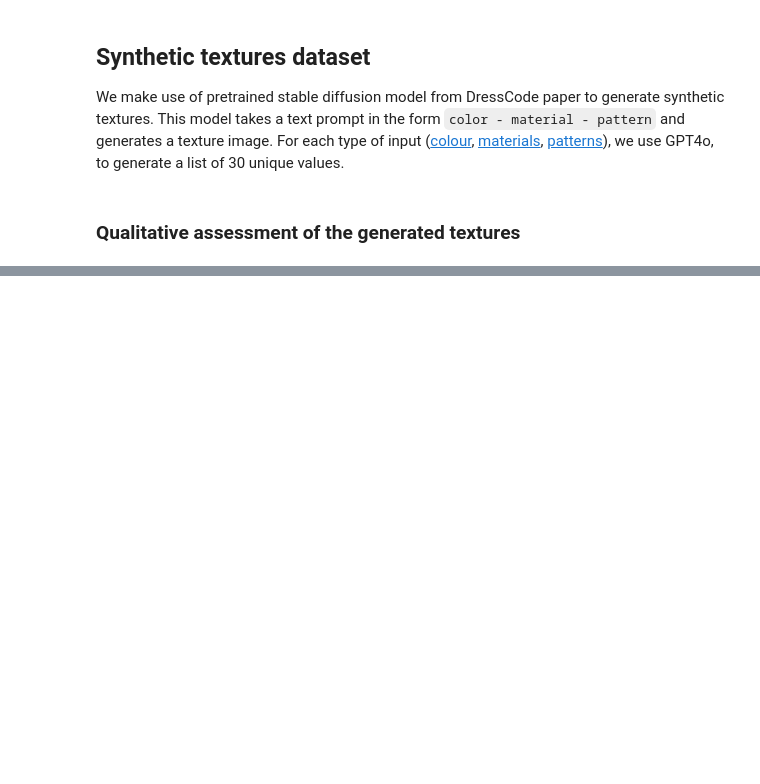
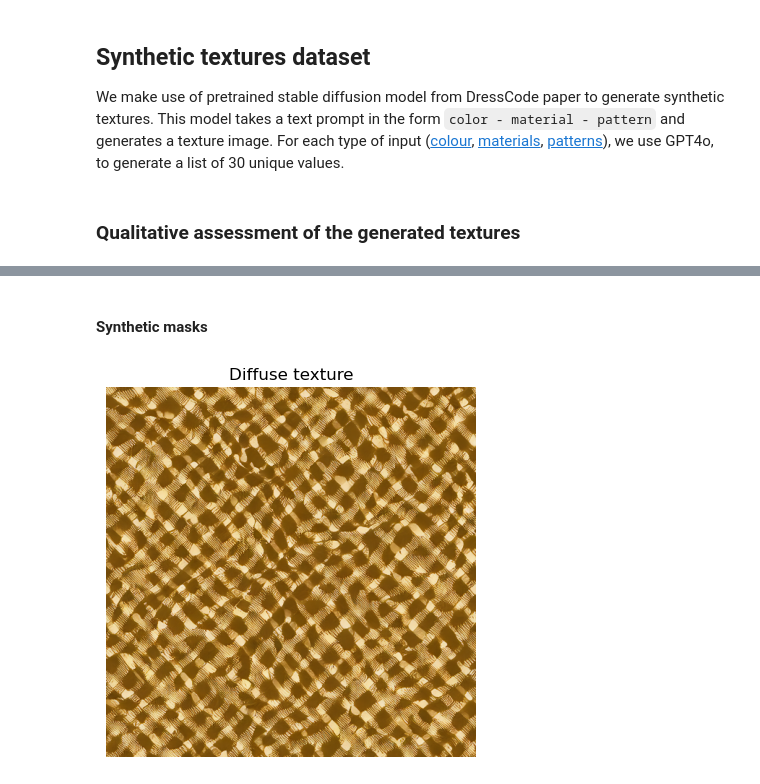
Before and after one commit to ludekcizinsky/garment-texture-completion, a Jupyter notebook: notebooks/eda.ipynb, the cells around one changed output, grey strips where cells are left out. Saved outputs shown, nothing was run; the diff lists cells and outputs as text; code cells hidden in the pictures; blank space fills up the shorter version.

```diff
--- a/notebooks/eda.ipynb
+++ b/notebooks/eda.ipynb
@@ -34,0 +60,14 @@ In total, there are 27775 texture samples in the synthetic dataset.
+# %% [markdown]
+#### Synthetic masks
+# %%
+data_path = f"{scratch_path}/pbr_maps/dresscode"
+texture_folders = os.listdir(data_path)
+sample = random.choice(texture_folders)
+diffuse_path = os.path.join(data_path, sample, "texture_diffuse.png")
+
+diffuse_img = plt.imread(diffuse_path)
+plt.imshow(diffuse_img)
+plt.axis("off")
+plt.title("Diffuse texture");
+# %% [output]
+[figure, added]
```
Also changed, not shown: parts of 13 cells of this notebook, 3 other files.
